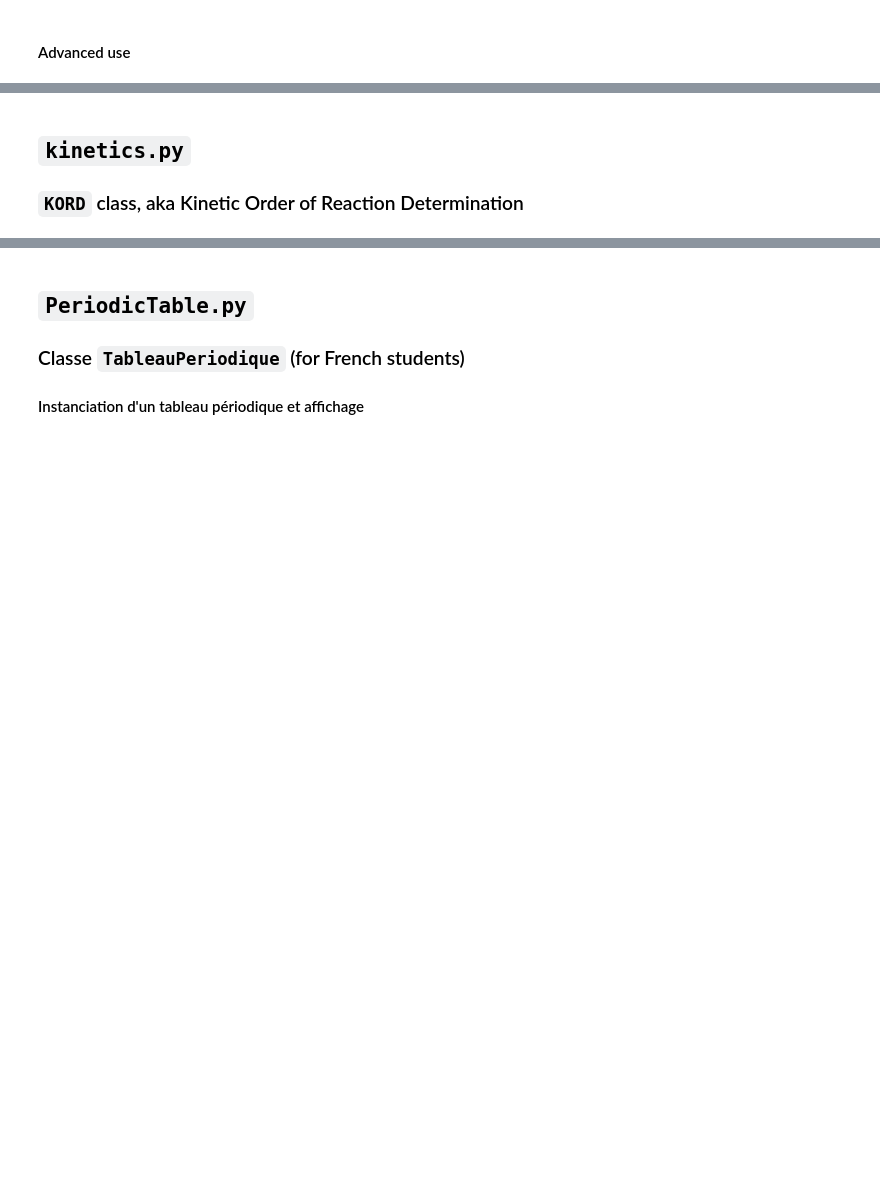
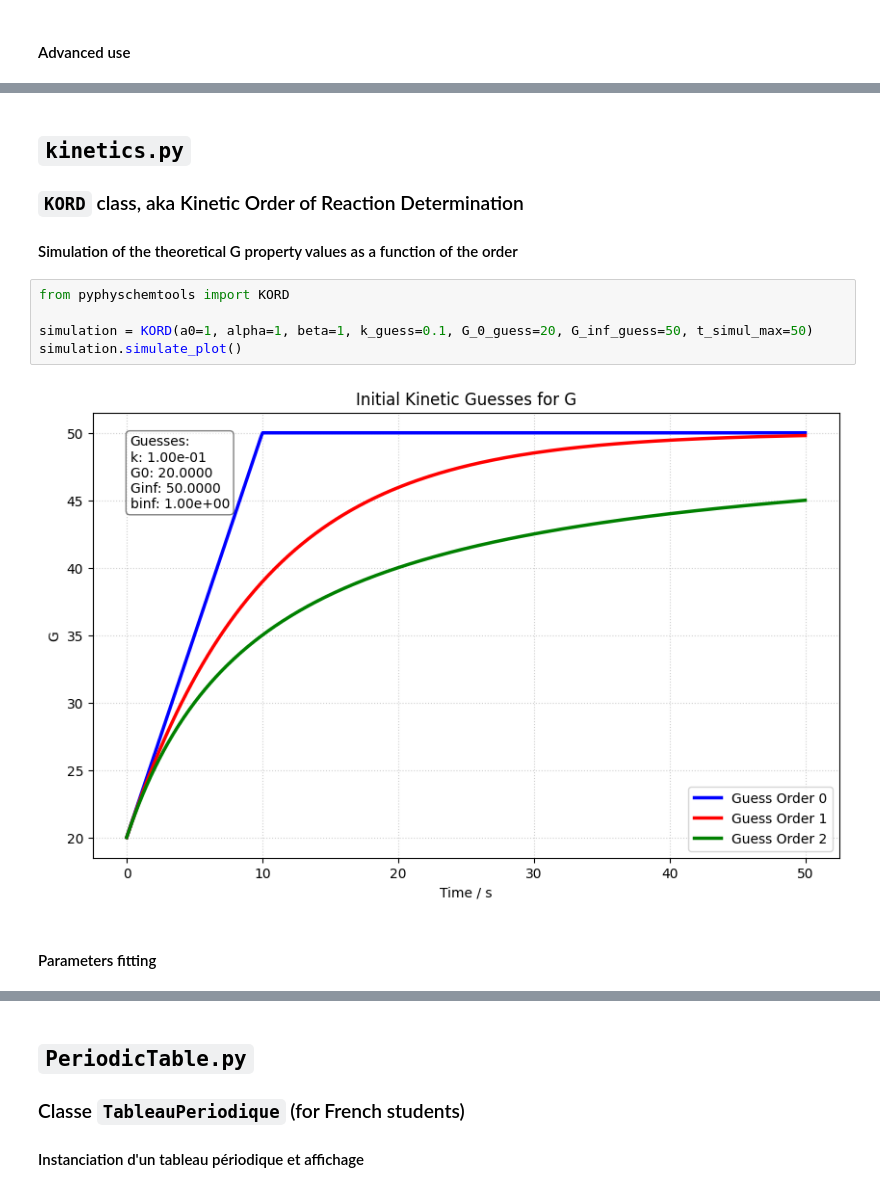
Before and after one commit to rpoteau/pyphyschemtools, a Jupyter notebook: Examples.ipynb, the cells around one changed output, grey strips where cells are left out. Cells and saved outputs as stored; diff of their text form; blank space fills up the shorter version.

```diff
--- a/Examples.ipynb
+++ b/Examples.ipynb
@@ -143,6 +143,17 @@ with the 'macrocycle' option
 ## `kinetics.py`
 
 ### `KORD` class, aka Kinetic Order of Reaction Determination
+
+#### Simulation of the theoretical G property values as a function of the order
+# %%
+from pyphyschemtools import KORD
+
+simulation = KORD(a0=1, alpha=1, beta=1, k_guess=0.1, G_0_guess=20, G_inf_guess=50, t_simul_max=50)
+simulation.simulate_plot()
+# %% [output]
+[figure, added]
+# %% [markdown]
+#### Parameters fitting
 # %%
 from pyphyschemtools import KORD
 
```
Also changed, not shown: parts of 2 cells of this notebook, 30 other files.
